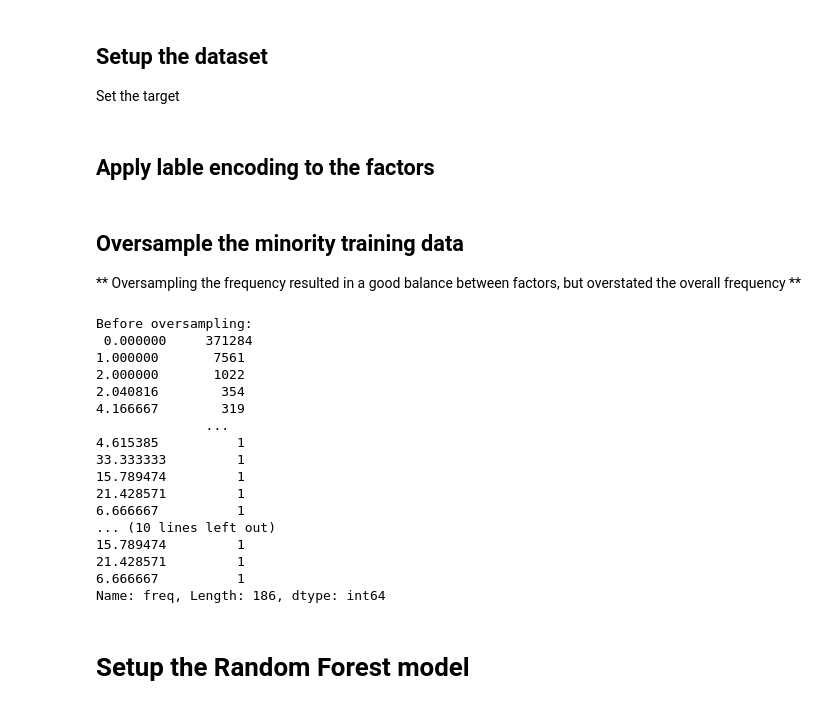
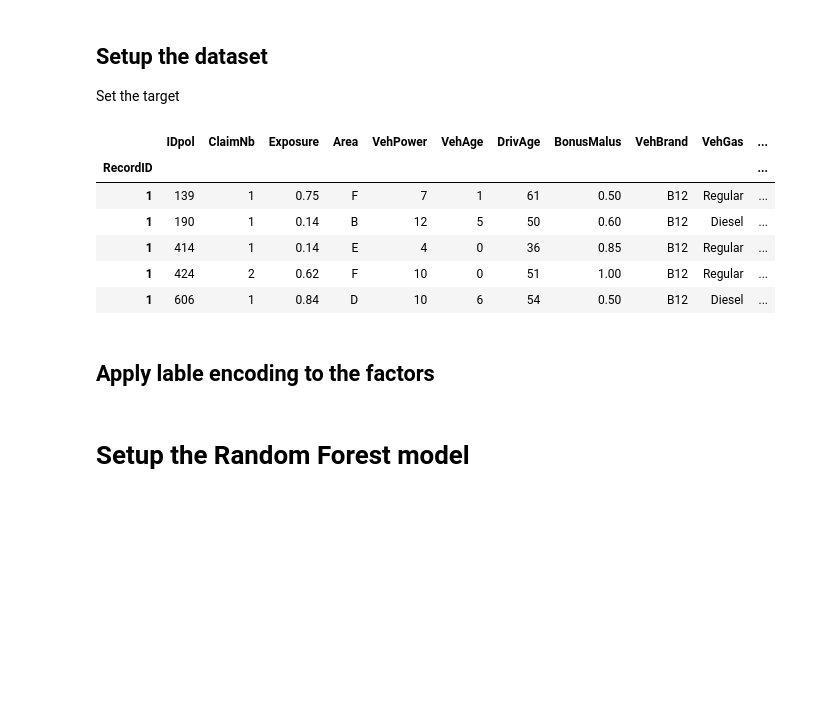
Before and after one commit to mlwp3/pricing, a Jupyter notebook: PD/version 2/modelling_freq_regressor.ipynb, the cells around one changed output. Drawn from its saved outputs; the diff is of its cells as text; code cells hidden in the pictures; blank space fills up the shorter version.

```diff
--- a/PD/version 2/modelling_freq_regressor.ipynb
+++ b/PD/version 2/modelling_freq_regressor.ipynb
@@ -28,15 +28,20 @@ data_train = data_train_raw.copy()
 ## Setup the dataset
 Set the target
 # %%
-
-target_cap = 10
-data_train['ClaimNb'] = data_train['ClaimNb'].where(data_train['ClaimNb']<target_cap, target_cap)
-data_test['ClaimNb'] = data_test['ClaimNb'].where(data_test['ClaimNb']<target_cap, target_cap)
-
 data_train['freq'] = data_train['ClaimNb']/data_train['Exposure']
 data_test['freq'] = data_test['ClaimNb']/data_test['Exposure']
 
 target_name='freq'
+# %%
+data_train.head()
+# %% [output]
+|  | IDpol | ClaimNb | Exposure | Area | VehPower | VehAge | DrivAge | BonusMalus | VehBrand | VehGas | ... |
+| RecordID |  |  |  |  |  |  |  |  |  |  | ... |
+| 1 | 139 | 1 | 0.75 | F | 7 | 1 | 61 | 0.50 | B12 | Regular | ... |
+| 1 | 190 | 1 | 0.14 | B | 12 | 5 | 50 | 0.60 | B12 | Diesel | ... |
+| 1 | 414 | 1 | 0.14 | E | 4 | 0 | 36 | 0.85 | B12 | Regular | ... |
+| 1 | 424 | 2 | 0.62 | F | 10 | 0 | 51 | 1.00 | B12 | Regular | ... |
+| 1 | 606 | 1 | 0.84 | D | 10 | 6 | 54 | 0.50 | B12 | Diesel | ... |
 # %% [markdown]
 ## Apply lable encoding to the factors
 # %%
@@ -53,34 +59,6 @@ label_encode_factors = ['Area',
 data_train_encoded, encoders = du.preprocess_labelencode(data_train, label_encode_factors)
 # apply trained encoders to test set
 data_test_encoded = du.preprocess_labelencode_apply(encoders, data_test, label_encode_factors)
-# %% [markdown]
-## Oversample the minority training data
-
-** Oversampling the frequency resulted in a good balance between factors, but overstated the overall frequency **
-# %%
-#%% oversample the claim ovservations to create a balanced data set
-#data_train_resampled = du.oversample_training_set(data_train_encoded, target_name)
-data_train_resampled = data_train_encoded.copy()
-print('Before oversampling: \n', data_train_encoded[target_name].value_counts())
-print('After  oversampling: \n', data_train_resampled[target_name].value_counts())
-# %% [output]
-Before oversampling:
- 0.000000     371284
-1.000000       7561
-2.000000       1022
-2.040816        354
-4.166667        319
-              ...
-4.615385          1
-33.333333         1
-15.789474         1
-21.428571         1
-6.666667          1
-... (10 lines left out)
-15.789474         1
-21.428571         1
-6.666667          1
-Name: freq, Length: 186, dtype: int64
 # %% [markdown]
 # Setup the Random Forest model
 # %% [markdown]
```
Also changed, not shown: parts of 10 cells of this notebook, 35 other files.
